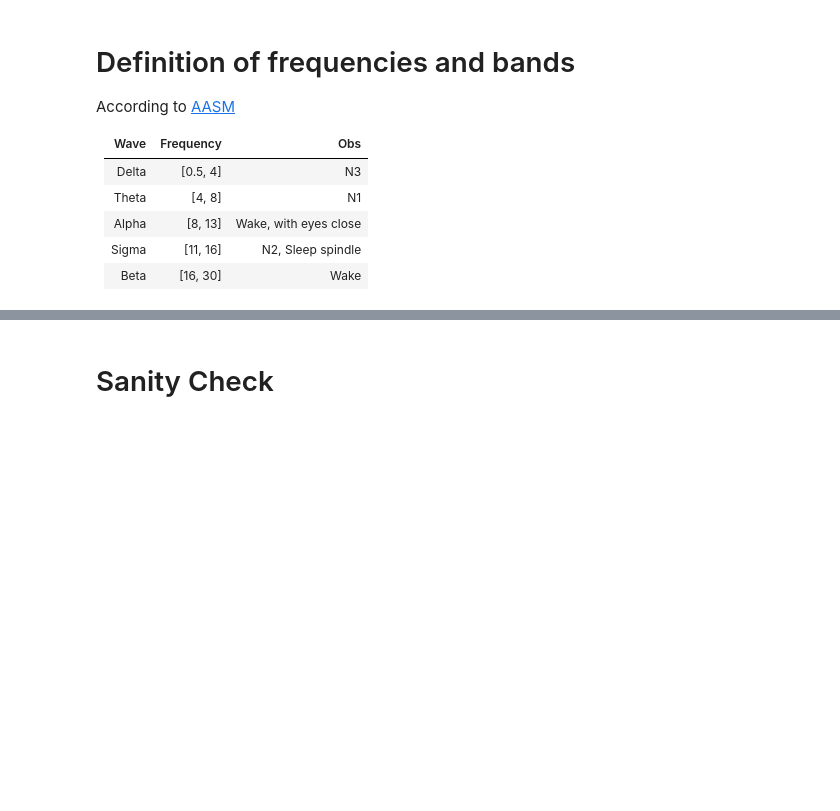
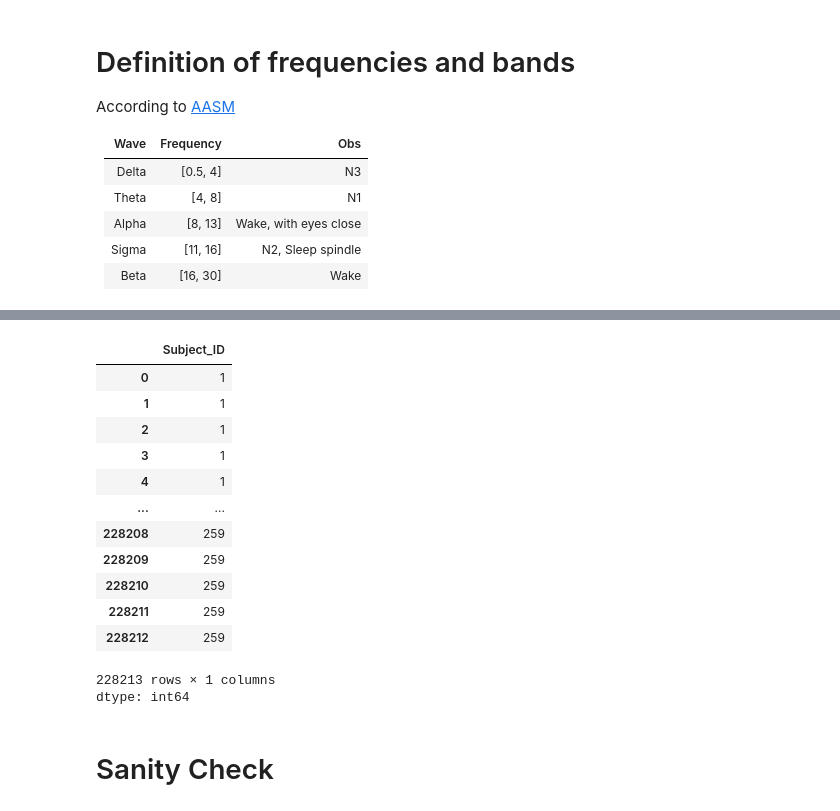
Before and after one commit to CarmenTheodoraCraciun/Sleep-Quality-Based-EEG-Signals, a Jupyter notebook: notebooks/ELT_feature_extraction/5_Feture_extraction.ipynb, the cells around one changed output, grey strips where cells are left out. Cells and saved outputs as stored; diff of their text form; code cells hidden in the pictures; blank space fills up the shorter version.

```diff
--- a/notebooks/ELT_feature_extraction/5_Feture_extraction.ipynb
+++ b/notebooks/ELT_feature_extraction/5_Feture_extraction.ipynb
@@ -244,0 +525,17 @@ File /content/drive/MyDrive/sleep_data/process_dataset/ml_dataset/test_features.
+# %%
+dfs['train']['Subject_ID']
+# %% [output]
+|  | Subject_ID |
+| 0 | 1 |
+| 1 | 1 |
+| 2 | 1 |
+| 3 | 1 |
+| 4 | 1 |
+| ... | ... |
+| 228208 | 259 |
+| 228209 | 259 |
+| 228210 | 259 |
+| 228211 | 259 |
+| 228212 | 259 |
+228213 rows × 1 columns
+dtype: int64
```
Also changed, not shown: parts of 39 cells of this notebook, 3 other files.
